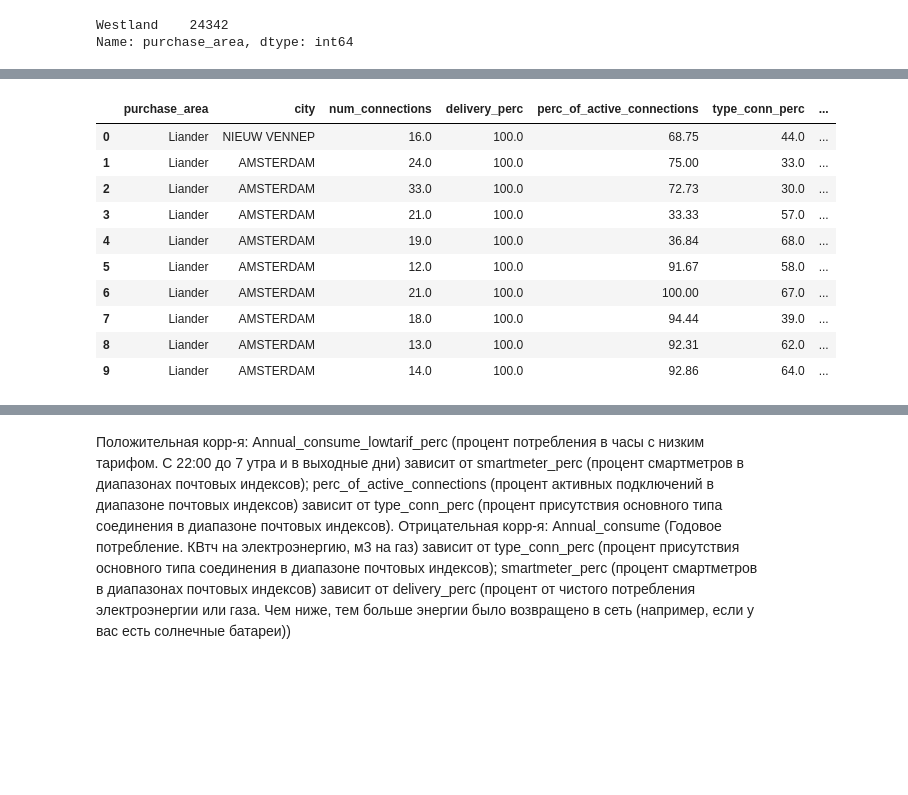
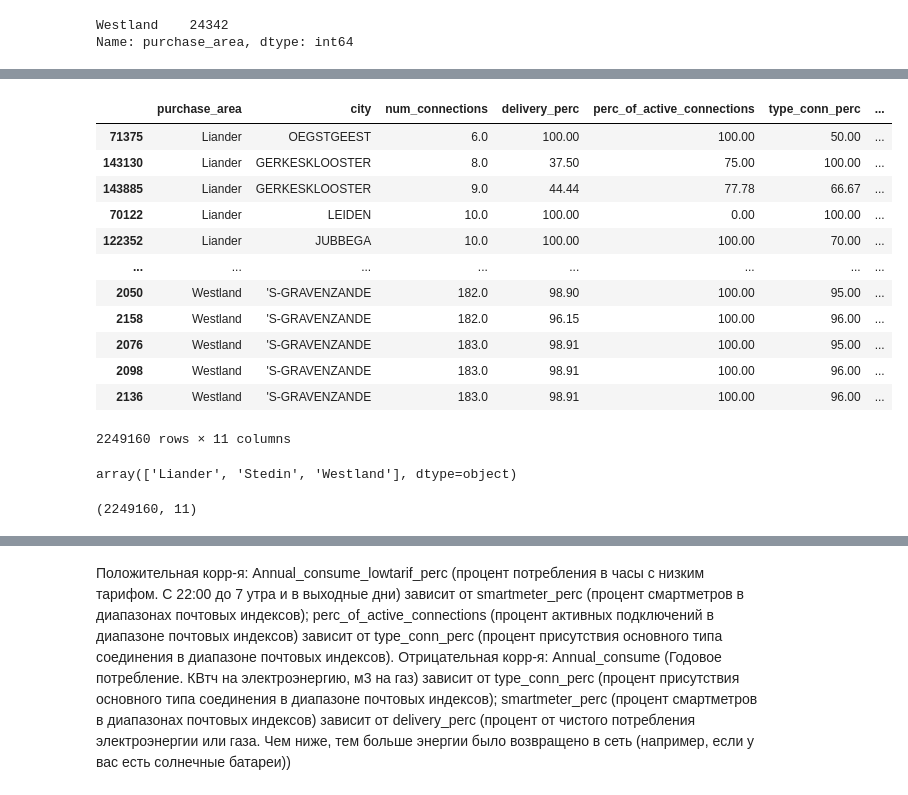
Before and after one commit to Regina117/Netherlands_energy, a Jupyter notebook: Netherlands_energy.ipynb, the cells around one changed output, grey strips where cells are left out. Drawn from its saved outputs; the diff is of its cells as text; code cells hidden in the pictures; blank space fills up the shorter version.

```diff
--- a/Netherlands_energy.ipynb
+++ b/Netherlands_energy.ipynb
@@ -70,0 +127,5 @@ df_LE = df_LE.replace({'purchase_area':{'Liander NW':'Liander', 'LIANDER':'Liand
+# %%
+#заполняем пропуски в столбцах: num_connections
+#df_LE.num_connections.mean() #23.666942890137456
+df_LE = df_LE.sort_values(by='num_connections')
+df_LE
@@ -134,0 +235,3 @@ df_SE
+# %%
+df_SE = df_SE.sort_values(by='num_connections')
+df_SE
@@ -135,25 +252,25 @@ df_SE
 # %% [markdown]
 3. Данные компании Westland, сначало по электричеству-df_WE, потом по газу df_WG
 # %%
-df_WE_1 = pd.read_csv('C:/Users/Hastya/Desktop/Netology/Finish_diplom/Electricity/westland-infra_electricity_2011.csv', delimiter= ',')
+df_WE_1 = pd.read_csv('D:/Finish_diplom/Electricity/westland-infra_electricity_2011.csv', delimiter= ',')
 df_WE_1['year'] = '2011'
-df_WE_2 = pd.read_csv('C:/Users/Hastya/Desktop/Netology/Finish_diplom/Electricity/westland-infra_electricity_2012.csv', delimiter= ',')
+df_WE_2 = pd.read_csv('D:/Finish_diplom/Electricity/westland-infra_electricity_2012.csv', delimiter= ',')
 df_WE_2['year'] = '2012'
-df_WE_3 = pd.read_csv('C:/Users/Hastya/Desktop/Netology/Finish_diplom/Electricity/westland-infra_electricity_2013.csv', delimiter= ',')
+df_WE_3 = pd.read_csv('D:/Finish_diplom/Electricity/westland-infra_electricity_2013.csv', delimiter= ',')
 df_WE_3['year'] = '2013'
-df_WE_4 = pd.read_csv('C:/Users/Hastya/Desktop/Netology/Finish_diplom/Electricity/westland-infra_electricity_2014.csv', delimiter= ',')
+df_WE_4 = pd.read_csv('D:/Finish_diplom/Electricity/westland-infra_electricity_2014.csv', delimiter= ',')
 df_WE_4['year'] = '2014'
-df_WE_5 = pd.read_csv('C:/Users/Hastya/Desktop/Netology/Finish_diplom/Electricity/westland-infra_electricity_2015.csv', delimiter= ',')
+df_WE_5 = pd.read_csv('D:/Finish_diplom/Electricity/westland-infra_electricity_2015.csv', delimiter= ',')
 df_WE_5['year'] = '2015'
-df_WE_6 = pd.read_csv('C:/Users/Hastya/Desktop/Netology/Finish_diplom/Electricity/westland-infra_electricity_2016.csv', delimiter= ',')
+df_WE_6 = pd.read_csv('D:/Finish_diplom/Electricity/westland-infra_electricity_2016.csv', delimiter= ',')
 df_WE_6['year'] = '2016'
-df_WE_7 = pd.read_csv('C:/Users/Hastya/Desktop/Netology/Finish_diplom/Electricity/westland-infra_electricity_2017.csv', delimiter= ',')
+df_WE_7 = pd.read_csv('D:/Finish_diplom/Electricity/westland-infra_electricity_2017.csv', delimiter= ',')
 df_WE_7['year'] = '2017'
-df_WE_8 = pd.read_csv('C:/Users/Hastya/Desktop/Netology/Finish_diplom/Electricity/westland-infra_electricity_2018.csv', delimiter= ',')
+df_WE_8 = pd.read_csv('D:/Finish_diplom/Electricity/westland-infra_electricity_2018.csv', delimiter= ',')
 df_WE_8['year'] = '2018'
-df_WE_9 = pd.read_csv('C:/Users/Hastya/Desktop/Netology/Finish_diplom/Electricity/westland-infra_electricity_2019.csv', delimiter= ',')
+df_WE_9 = pd.read_csv('D:/Finish_diplom/Electricity/westland-infra_electricity_2019.csv', delimiter= ',')
 df_WE_9['year'] = '2019'
-df_WE_10 = pd.read_csv('C:/Users/Hastya/Desktop/Netology/Finish_diplom/Electricity/westland-infra_electricity_2020.csv', delimiter= ',')
+df_WE_10 = pd.read_csv('D:/Finish_diplom/Electricity/westland-infra_electricity_2020.csv', delimiter= ',')
 df_WE_10['year'] = '2020'
 #объединяем в одну таблицу
 df_WE=pd.concat([df_WE_1, df_WE_2, df_WE_3, df_WE_4, df_WE_5, df_WE_6, df_WE_7, df_WE_8, df_WE_9, df_WE_10])
@@ -163,5 +280,6 @@ df_WE=pd.concat([df_WE_1, df_WE_2, df_WE_3, df_WE_4, df_WE_5, df_WE_6, df_WE_7,
 #переименовываем столбцы, так чтобы были одинаковые названия столбцов и наполнение
 df_WE = df_WE.rename(columns={'net_manager': 'purchase_area', 'purchase_area': 'net_manager'})
 #удаляем не нужные для анализа столюбы
-df_WE = df_WE.drop(['street', 'zipcode_from', 'zipcode_to'], axis=1)
-df_WE = df_WE.replace({'purchase_area':{'westland-infra':'Westland'}})
+df_WE = df_WE.drop(['street', 'zipcode_from', 'zipcode_to', '%Defintieve aansl (NRM)', 'net_manager'], axis=1)
+df_WE = df_WE.replace({'purchase_area':{'westland-infra':'Westland'}}).fillna(0)
+df_WE
@@ -170,3 +302,6 @@ df_WE['purchase_area'].value_counts()
 # %% [output]
 Westland    24342
 Name: purchase_area, dtype: int64
+# %%
+df_WE = df_WE.sort_values(by='num_connections')
+df_WE
@@ -173,15 +322,21 @@ Name: purchase_area, dtype: int64
 # %%
 df_electricity = pd.concat([df_LE, df_SE, df_WE])
-df_electricity.head(10)
+df_electricity
 # %% [output]
 |  | purchase_area | city | num_connections | delivery_perc | perc_of_active_connections | type_conn_perc | ... |
-| 0 | Liander | NIEUW VENNEP | 16.0 | 100.0 | 68.75 | 44.0 | ... |
-| 1 | Liander | AMSTERDAM | 24.0 | 100.0 | 75.00 | 33.0 | ... |
-| 2 | Liander | AMSTERDAM | 33.0 | 100.0 | 72.73 | 30.0 | ... |
-| 3 | Liander | AMSTERDAM | 21.0 | 100.0 | 33.33 | 57.0 | ... |
-| 4 | Liander | AMSTERDAM | 19.0 | 100.0 | 36.84 | 68.0 | ... |
-| 5 | Liander | AMSTERDAM | 12.0 | 100.0 | 91.67 | 58.0 | ... |
-| 6 | Liander | AMSTERDAM | 21.0 | 100.0 | 100.00 | 67.0 | ... |
-| 7 | Liander | AMSTERDAM | 18.0 | 100.0 | 94.44 | 39.0 | ... |
-| 8 | Liander | AMSTERDAM | 13.0 | 100.0 | 92.31 | 62.0 | ... |
-| 9 | Liander | AMSTERDAM | 14.0 | 100.0 | 92.86 | 64.0 | ... |
+| 71375 | Liander | OEGSTGEEST | 6.0 | 100.00 | 100.00 | 50.00 | ... |
+| 143130 | Liander | GERKESKLOOSTER | 8.0 | 37.50 | 75.00 | 100.00 | ... |
+| 143885 | Liander | GERKESKLOOSTER | 9.0 | 44.44 | 77.78 | 66.67 | ... |
+| 70122 | Liander | LEIDEN | 10.0 | 100.00 | 0.00 | 100.00 | ... |
+| 122352 | Liander | JUBBEGA | 10.0 | 100.00 | 100.00 | 70.00 | ... |
+| ... | ... | ... | ... | ... | ... | ... | ... |
+| 2050 | Westland | 'S-GRAVENZANDE | 182.0 | 98.90 | 100.00 | 95.00 | ... |
+| 2158 | Westland | 'S-GRAVENZANDE | 182.0 | 96.15 | 100.00 | 96.00 | ... |
+| 2076 | Westland | 'S-GRAVENZANDE | 183.0 | 98.91 | 100.00 | 95.00 | ... |
+| 2098 | Westland | 'S-GRAVENZANDE | 183.0 | 98.91 | 100.00 | 96.00 | ... |
+| 2136 | Westland | 'S-GRAVENZANDE | 183.0 | 98.91 | 100.00 | 96.00 | ... |
+2249160 rows × 11 columns
+# %%
+df_electricity["purchase_area"].unique()
+# %% [output]
+array(['Liander', 'Stedin', 'Westland'], dtype=object)
@@ -188,3 +347,7 @@ df_electricity.head(10)
+# %%
+print(df_electricity.shape)
+# %% [output]
+(2249160, 11)
 # %%
 df_electricity.info()
 # %% [output]
```
Also changed, not shown: parts of 61 cells of this notebook, 1 other file.
